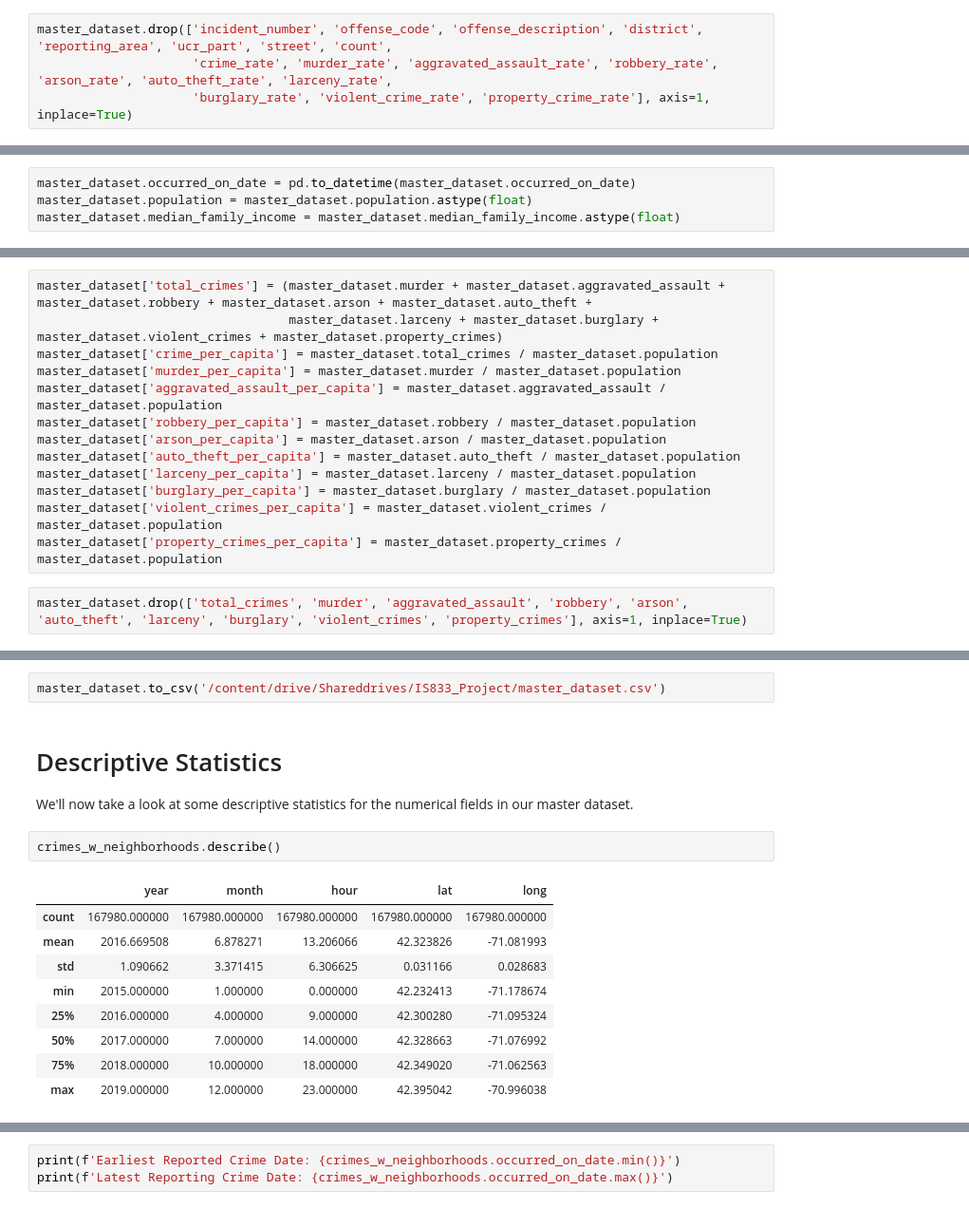
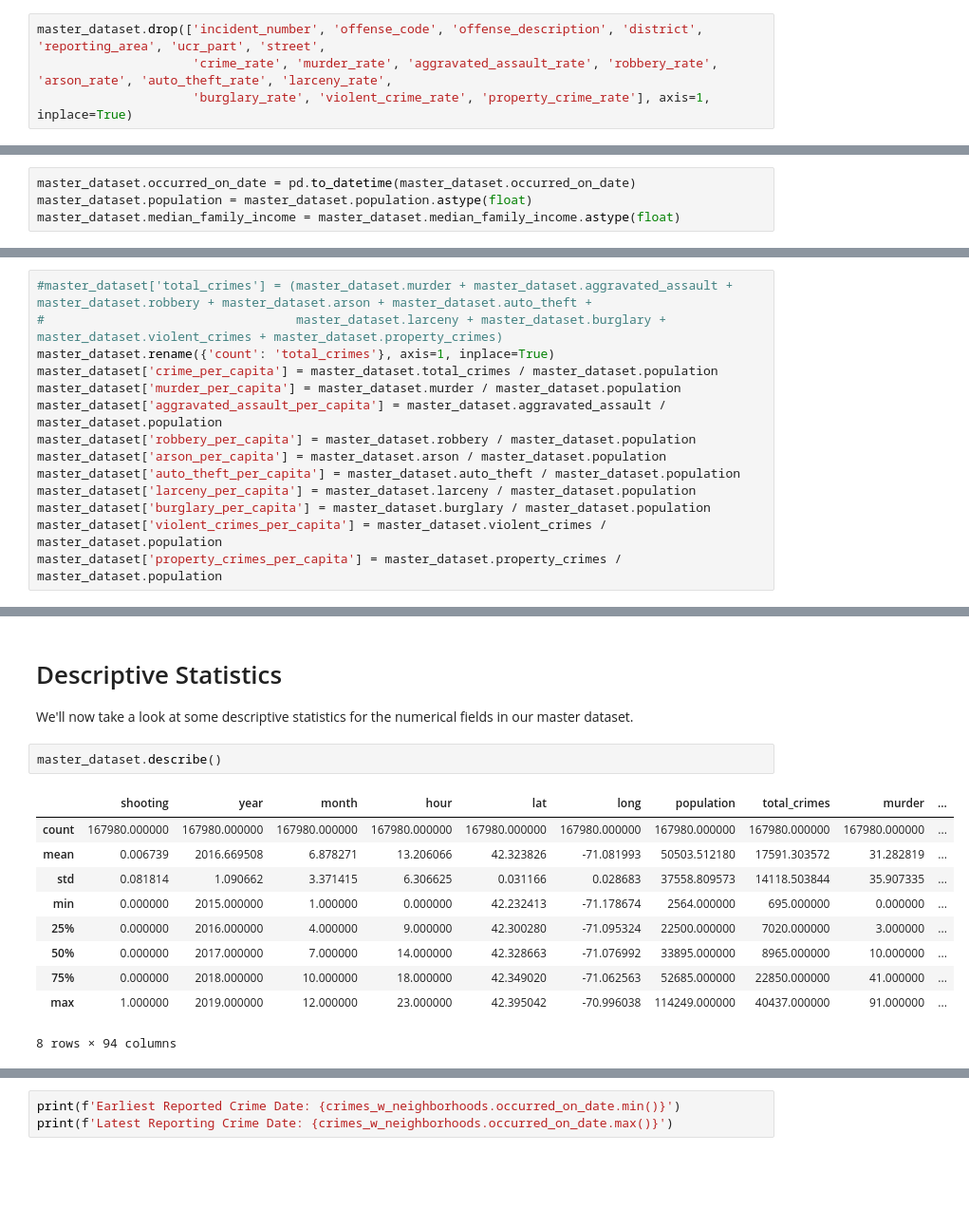
Before and after one commit to soltaniehha/Business-Analytics, a Jupyter notebook: supplementary-material/Final-Projects/2021/Team3_Project_Final_Notebook.ipynb, the cells around one changed output, grey strips where cells are left out. Shown: that part at 95% size. Saved outputs shown, nothing was run; the diff lists cells and outputs as text; blank space fills up the shorter version.

```diff
--- a/supplementary-material/Final-Projects/2021/Team3_Project_Final_Notebook.ipynb
+++ b/supplementary-material/Final-Projects/2021/Team3_Project_Final_Notebook.ipynb
@@ -708,5 +716,5 @@ master_dataset.rename({'Crime rate': 'crime_rate',
 # %%
-master_dataset.drop(['incident_number', 'offense_code', 'offense_description', 'district', 'reporting_area', 'ucr_part', 'street', 'count',
+master_dataset.drop(['incident_number', 'offense_code', 'offense_description', 'district', 'reporting_area', 'ucr_part', 'street',
                      'crime_rate', 'murder_rate', 'aggravated_assault_rate', 'robbery_rate', 'arson_rate', 'auto_theft_rate', 'larceny_rate',
                      'burglary_rate', 'violent_crime_rate', 'property_crime_rate'], axis=1, inplace=True)
 # %%
@@ -738,6 +748,7 @@ memory usage: 112.8+ MB
 # %%
-master_dataset['total_crimes'] = (master_dataset.murder + master_dataset.aggravated_assault + master_dataset.robbery + master_dataset.arson + master_dataset.auto_theft +
-                                  master_dataset.larceny + master_dataset.burglary + master_dataset.violent_crimes + master_dataset.property_crimes)
+#master_dataset['total_crimes'] = (master_dataset.murder + master_dataset.aggravated_assault + master_dataset.robbery + master_dataset.arson + master_dataset.auto_theft +
+#                                  master_dataset.larceny + master_dataset.burglary + master_dataset.violent_crimes + master_dataset.property_crimes)
+master_dataset.rename({'count': 'total_crimes'}, axis=1, inplace=True)
 master_dataset['crime_per_capita'] = master_dataset.total_crimes / master_dataset.population
 master_dataset['murder_per_capita'] = master_dataset.murder / master_dataset.population
 master_dataset['aggravated_assault_per_capita'] = master_dataset.aggravated_assault / master_dataset.population
@@ -748,8 +759,6 @@ master_dataset['larceny_per_capita'] = master_dataset.larceny / master_dataset.p
 master_dataset['burglary_per_capita'] = master_dataset.burglary / master_dataset.population
 master_dataset['violent_crimes_per_capita'] = master_dataset.violent_crimes / master_dataset.population
 master_dataset['property_crimes_per_capita'] = master_dataset.property_crimes / master_dataset.population
-# %%
-master_dataset.drop(['total_crimes', 'murder', 'aggravated_assault', 'robbery', 'arson', 'auto_theft', 'larceny', 'burglary', 'violent_crimes', 'property_crimes'], axis=1, inplace=True)
 # %%
 master_dataset.info()
 # %% [output]
@@ -841,19 +824,18 @@ master_dataset.head()
-# %%
-master_dataset.to_csv('/content/drive/Shareddrives/IS833_Project/master_dataset.csv')
 # %% [markdown]
 # Descriptive Statistics
 
 We'll now take a look at some descriptive statistics for the numerical fields in our master dataset.
 # %%
-crimes_w_neighborhoods.describe()
+master_dataset.describe()
 # %% [output]
-|  | year | month | hour | lat | long |
-| count | 167980.000000 | 167980.000000 | 167980.000000 | 167980.000000 | 167980.000000 |
-| mean | 2016.669508 | 6.878271 | 13.206066 | 42.323826 | -71.081993 |
-| std | 1.090662 | 3.371415 | 6.306625 | 0.031166 | 0.028683 |
-| min | 2015.000000 | 1.000000 | 0.000000 | 42.232413 | -71.178674 |
-| 25% | 2016.000000 | 4.000000 | 9.000000 | 42.300280 | -71.095324 |
-| 50% | 2017.000000 | 7.000000 | 14.000000 | 42.328663 | -71.076992 |
-| 75% | 2018.000000 | 10.000000 | 18.000000 | 42.349020 | -71.062563 |
-| max | 2019.000000 | 12.000000 | 23.000000 | 42.395042 | -70.996038 |
+|  | shooting | year | month | hour | lat | long | population | total_crimes | murder | ... |
+| count | 167980.000000 | 167980.000000 | 167980.000000 | 167980.000000 | 167980.000000 | 167980.000000 | 167980.000000 | 167980.000000 | 167980.000000 | ... |
+| mean | 0.006739 | 2016.669508 | 6.878271 | 13.206066 | 42.323826 | -71.081993 | 50503.512180 | 17591.303572 | 31.282819 | ... |
+| std | 0.081814 | 1.090662 | 3.371415 | 6.306625 | 0.031166 | 0.028683 | 37558.809573 | 14118.503844 | 35.907335 | ... |
+| min | 0.000000 | 2015.000000 | 1.000000 | 0.000000 | 42.232413 | -71.178674 | 2564.000000 | 695.000000 | 0.000000 | ... |
+| 25% | 0.000000 | 2016.000000 | 4.000000 | 9.000000 | 42.300280 | -71.095324 | 22500.000000 | 7020.000000 | 3.000000 | ... |
+| 50% | 0.000000 | 2017.000000 | 7.000000 | 14.000000 | 42.328663 | -71.076992 | 33895.000000 | 8965.000000 | 10.000000 | ... |
+| 75% | 0.000000 | 2018.000000 | 10.000000 | 18.000000 | 42.349020 | -71.062563 | 52685.000000 | 22850.000000 | 41.000000 | ... |
+| max | 1.000000 | 2019.000000 | 12.000000 | 23.000000 | 42.395042 | -70.996038 | 114249.000000 | 40437.000000 | 91.000000 | ... |
+8 rows × 94 columns
 # %%
```
Also changed, not shown: parts of 59 cells of this notebook.
